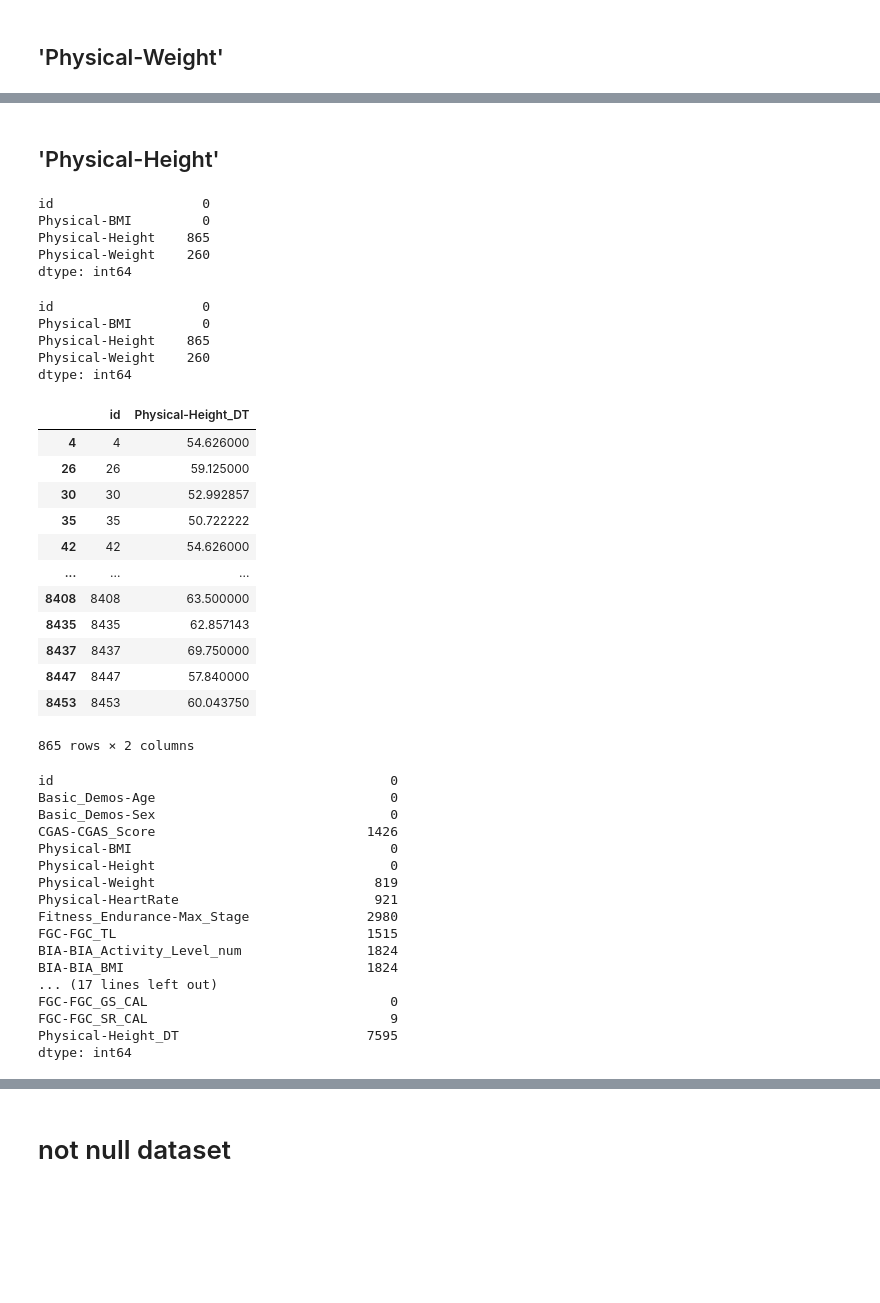
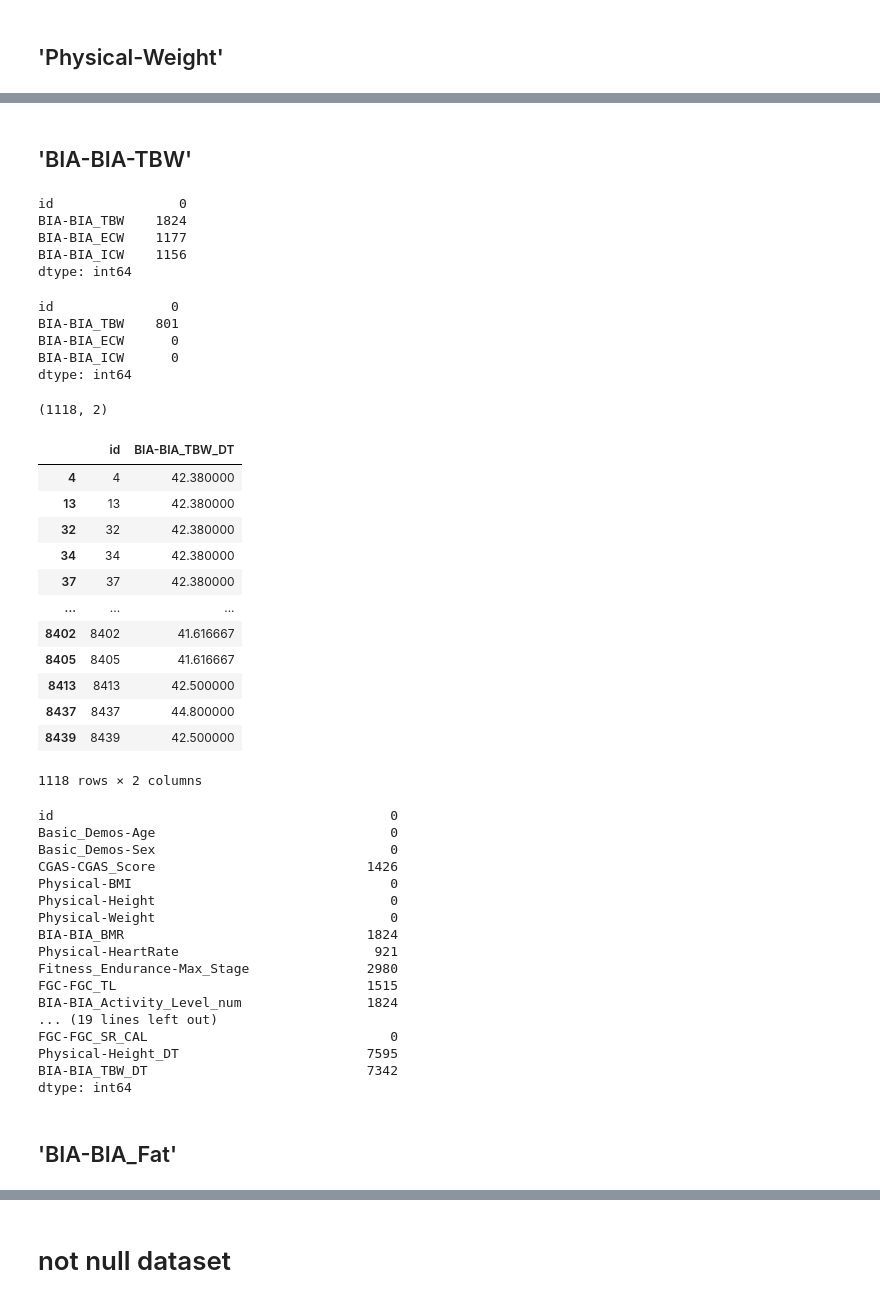
Before and after one commit to alicecalderini/DATAMINING_2-Project, a Jupyter notebook: 4.DATA CLEANING/Decision_Tree_NULL.ipynb, the cells around one changed output, grey strips where cells are left out. Cells and saved outputs as stored; diff of their text form; code cells hidden in the pictures; blank space fills up the shorter version.

```diff
--- a/4.DATA CLEANING/Decision_Tree_NULL.ipynb
+++ b/4.DATA CLEANING/Decision_Tree_NULL.ipynb
@@ -2493,0 +2520,2 @@ dtype: int64
+# %%
+df_notna['Physical-BMI']=(df_notna['Physical-Weight']/(df_notna['Physical-Height']*df_notna['Physical-Height']))*703
@@ -2494,50 +2542,53 @@ dtype: int64
 # %% [markdown]
-## 'Physical-Height'
+## 'BIA-BIA-TBW'
 # %%
-attributes = ['id','Physical-BMI','Physical-Height', 'Physical-Weight']
-df_unknown=df_notna[attributes][df_notna['Physical-Height'].isna()].copy()
+attributes = ['id','BIA-BIA_TBW','BIA-BIA_ECW', 'BIA-BIA_ICW']
+df_unknown=df_notna[attributes][(df_notna['BIA-BIA_TBW']==0) |(df_notna['BIA-BIA_TBW'].isna()) | (df_notna['BIA-BIA_TBW']==44.987)| (df_notna['BIA-BIA_TBW']>=df_notna['Physical-Weight'])].copy()
 df_unknown.isnull().sum()
 # %% [output]
-id                   0
-Physical-BMI         0
-Physical-Height    865
-Physical-Weight    260
+id                0
+BIA-BIA_TBW    1824
+BIA-BIA_ECW    1177
+BIA-BIA_ICW    1156
 dtype: int64
 # %%
-#df_unknown=df_unknown.dropna(subset=['Physical-Weight',
-#                'Physical-Height','BIA-BIA_FMI','BIA-BIA_FFMI'])
+df_unknown=df_unknown.dropna(subset=['BIA-BIA_ECW', 'BIA-BIA_ICW'])
 df_unknown.isnull().sum()
 # %% [output]
-id                   0
-Physical-BMI         0
-Physical-Height    865
-Physical-Weight    260
+id               0
+BIA-BIA_TBW    801
+BIA-BIA_ECW      0
+BIA-BIA_ICW      0
 dtype: int64
 # %%
-attributes = [col for col in df_unknown.columns if col not in ['Physical-Height','id']]
+attributes = [col for col in df_unknown.columns if col not in ['BIA-BIA_TBW','id']]
 X_unknown = df_unknown[attributes].values
 predicted_value = dt_reg_height.predict(X_unknown)
+# %%
+X_unknown.shape
+# %% [output]
+(1118, 2)
 # %%
-df_unknown['Physical-Height_DT'] = predicted_value
-df_unknown=df_unknown[['id','Physical-Height_DT']]
+df_unknown['BIA-BIA_TBW_DT'] = predicted_value
+df_unknown=df_unknown[['id','BIA-BIA_TBW_DT']]
 df_unknown
 # %% [output]
-|  | id | Physical-Height_DT |
-| 4 | 4 | 54.626000 |
-| 26 | 26 | 59.125000 |
-| 30 | 30 | 52.992857 |
-| 35 | 35 | 50.722222 |
-| 42 | 42 | 54.626000 |
+|  | id | BIA-BIA_TBW_DT |
+| 4 | 4 | 42.380000 |
+| 13 | 13 | 42.380000 |
+| 32 | 32 | 42.380000 |
+| 34 | 34 | 42.380000 |
+| 37 | 37 | 42.380000 |
 | ... | ... | ... |
-| 8408 | 8408 | 63.500000 |
-| 8435 | 8435 | 62.857143 |
-| 8437 | 8437 | 69.750000 |
-| 8447 | 8447 | 57.840000 |
-| 8453 | 8453 | 60.043750 |
+| 8402 | 8402 | 41.616667 |
+| 8405 | 8405 | 41.616667 |
+| 8413 | 8413 | 42.500000 |
+| 8437 | 8437 | 44.800000 |
+| 8439 | 8439 | 42.500000 |
-865 rows × 2 columns
+1118 rows × 2 columns
 # %%
 df_notna=df_notna.merge(df_unknown,on=['id'],how="left")
-df_notna.loc[((df_notna['Physical-Height'].isnull())) , 'Physical-Height'] = df_notna['Physical-Height_DT']
+df_notna.loc[((df_notna['BIA-BIA_TBW']==0) |(df_notna['BIA-BIA_TBW'].isna()) | (df_notna['BIA-BIA_TBW']==44.987)| (df_notna['BIA-BIA_TBW']>=df_notna['Physical-Weight'])) , 'BIA-BIA_TBW'] = df_notna['BIA-BIA_TBW_DT']
 df_notna.isnull().sum()
 # %% [output]
 id                                           0
@@ -2546,14 +2597,16 @@ Basic_Demos-Sex                              0
 CGAS-CGAS_Score                           1426
 Physical-BMI                                 0
 Physical-Height                              0
-Physical-Weight                            819
+Physical-Weight                              0
+BIA-BIA_BMR                               1824
 Physical-HeartRate                         921
 Fitness_Endurance-Max_Stage               2980
 FGC-FGC_TL                                1515
 BIA-BIA_Activity_Level_num                1824
-BIA-BIA_BMI                               1824
-... (17 lines left out)
-FGC-FGC_GS_CAL                               0
-FGC-FGC_SR_CAL                               9
+... (19 lines left out)
+FGC-FGC_SR_CAL                               0
 Physical-Height_DT                        7595
+BIA-BIA_TBW_DT                            7342
 dtype: int64
+# %% [markdown]
+## 'BIA-BIA_Fat'
```
Also changed, not shown: parts of 70 cells of this notebook, 1 other file.
